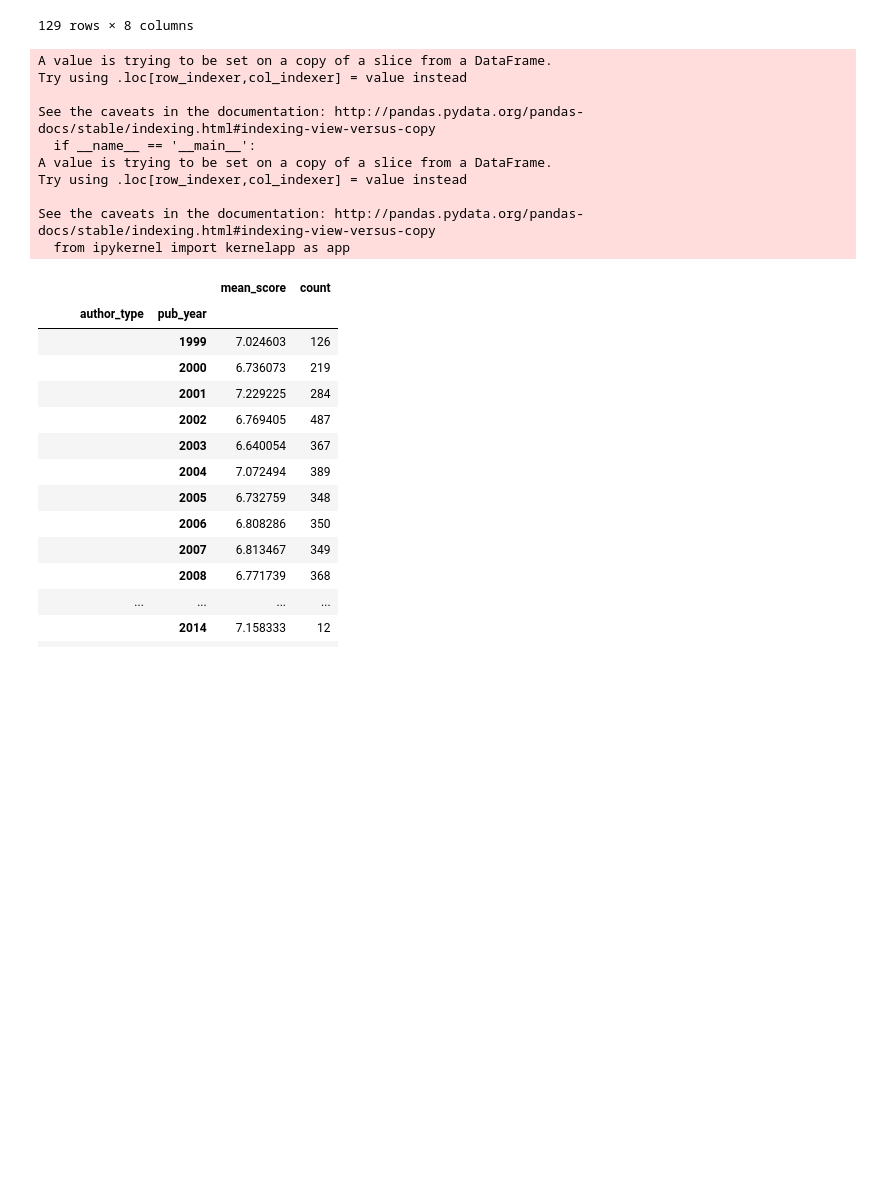
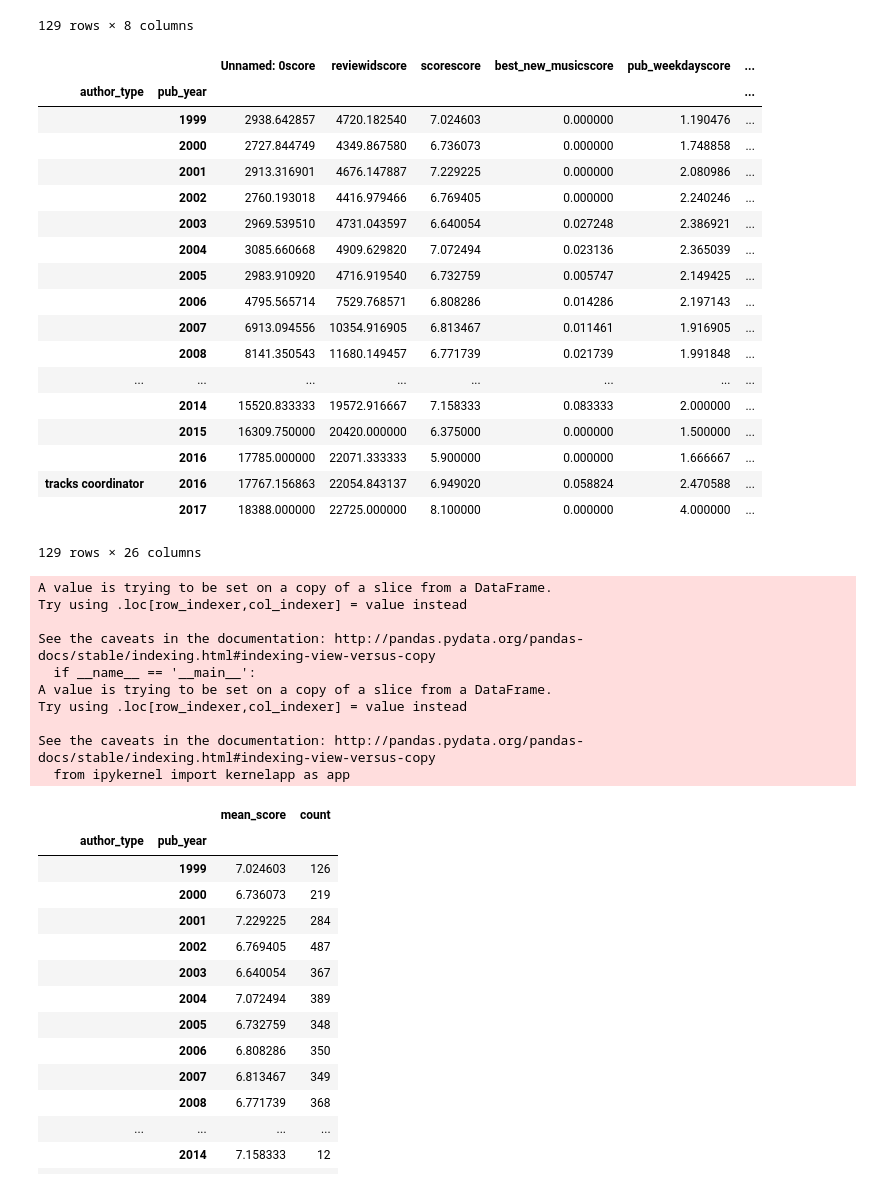
Before and after one commit to snapcrack/Pitchfork-analysis, a Jupyter notebook: Pitchfork notebook.ipynb, the cells around one changed output. Cells and saved outputs as stored; diff of their text form; code cells hidden in the pictures; blank space fills up the shorter version.

```diff
--- a/Pitchfork notebook.ipynb
+++ b/Pitchfork notebook.ipynb
@@ -120,2 +109,0 @@ TypeError: expected string or bytes-like object
-# %%
-reviews['cleanwords'] = reviews['words'].apply(clean)
@@ -177,2 +129,0 @@ import operator
-# %%
-reviews['counter'] = reviews['cleanwords'].apply(counting)
@@ -212,2 +129,0 @@ def props(x):
-# %%
-reviews['proportions'] = reviews['counter'].apply(props)
@@ -300,3 +129,0 @@ reviews[reviews.content.str.len() == 0]
-# %%
-reviews['word_diversity'] = reviews['counter'].apply(lambda x: float(len(reviews['counter'][x])) / \
-                                                     float(len(reviews['words'][x])))
@@ -385,6 +161,28 @@ mean_scores = writer_types.mean()
 num_reviews = writer_types.count()
 # %%
 newdf = mean_scores.join(num_reviews, lsuffix = 'score', rsuffix = 'count')
+# %%
+newdf
+# %% [output]
+|  |  | Unnamed: 0score | reviewidscore | scorescore | best_new_musicscore | pub_weekdayscore | ... |
+| author_type | pub_year |  |  |  |  |  | ... |
+|  | 1999 | 2938.642857 | 4720.182540 | 7.024603 | 0.000000 | 1.190476 | ... |
+|  | 2000 | 2727.844749 | 4349.867580 | 6.736073 | 0.000000 | 1.748858 | ... |
+|  | 2001 | 2913.316901 | 4676.147887 | 7.229225 | 0.000000 | 2.080986 | ... |
+|  | 2002 | 2760.193018 | 4416.979466 | 6.769405 | 0.000000 | 2.240246 | ... |
+|  | 2003 | 2969.539510 | 4731.043597 | 6.640054 | 0.027248 | 2.386921 | ... |
+|  | 2004 | 3085.660668 | 4909.629820 | 7.072494 | 0.023136 | 2.365039 | ... |
+|  | 2005 | 2983.910920 | 4716.919540 | 6.732759 | 0.005747 | 2.149425 | ... |
+|  | 2006 | 4795.565714 | 7529.768571 | 6.808286 | 0.014286 | 2.197143 | ... |
+|  | 2007 | 6913.094556 | 10354.916905 | 6.813467 | 0.011461 | 1.916905 | ... |
+|  | 2008 | 8141.350543 | 11680.149457 | 6.771739 | 0.021739 | 1.991848 | ... |
+| ... | ... | ... | ... | ... | ... | ... | ... |
+|  | 2014 | 15520.833333 | 19572.916667 | 7.158333 | 0.083333 | 2.000000 | ... |
+|  | 2015 | 16309.750000 | 20420.000000 | 6.375000 | 0.000000 | 1.500000 | ... |
+|  | 2016 | 17785.000000 | 22071.333333 | 5.900000 | 0.000000 | 1.666667 | ... |
+| tracks coordinator | 2016 | 17767.156863 | 22054.843137 | 6.949020 | 0.058824 | 2.470588 | ... |
+|  | 2017 | 18388.000000 | 22725.000000 | 8.100000 | 0.000000 | 4.000000 | ... |
+129 rows × 26 columns
 # %%
 del newdf['author_type']
 del newdf['pub_year']
```
Also changed, not shown: parts of 32 cells of this notebook.
